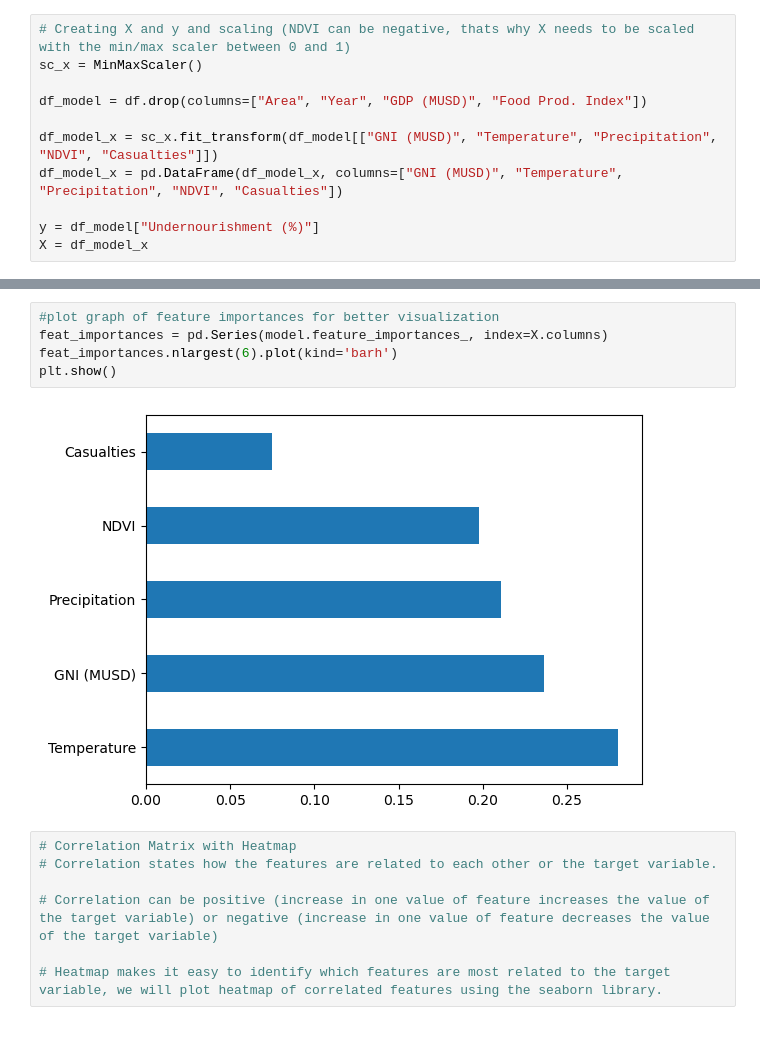
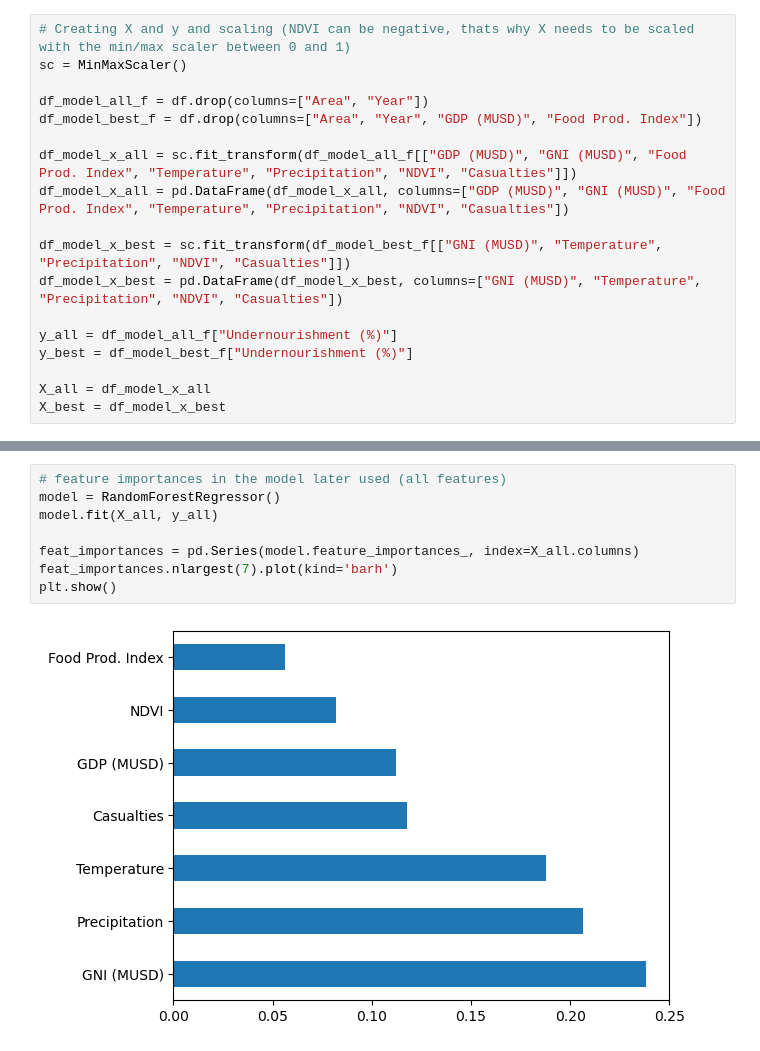
Before and after one commit to sonic171717/undernourishment_prediction, a Jupyter notebook: Models/eda_future_year_pred.ipynb, the cells around one changed output, grey strips where cells are left out. Saved outputs shown, nothing was run; the diff lists cells and outputs as text.

```diff
--- a/Models/eda_future_year_pred.ipynb
+++ b/Models/eda_future_year_pred.ipynb
@@ -29,12 +21,19 @@ df["Undernourishment (%)"] = df["Undernourishment (%)"].apply(lambda x: x*10)
 df["Undernourishment (%)"] = df["Undernourishment (%)"].astype(int)
 # %%
 # Creating X and y and scaling (NDVI can be negative, thats why X needs to be scaled with the min/max scaler between 0 and 1)
-sc_x = MinMaxScaler()
+sc = MinMaxScaler()
 
-df_model = df.drop(columns=["Area", "Year", "GDP (MUSD)", "Food Prod. Index"])
+df_model_all_f = df.drop(columns=["Area", "Year"])
+df_model_best_f = df.drop(columns=["Area", "Year", "GDP (MUSD)", "Food Prod. Index"])
 
-df_model_x = sc_x.fit_transform(df_model[["GNI (MUSD)", "Temperature", "Precipitation", "NDVI", "Casualties"]])
-df_model_x = pd.DataFrame(df_model_x, columns=["GNI (MUSD)", "Temperature", "Precipitation", "NDVI", "Casualties"])
+df_model_x_all = sc.fit_transform(df_model_all_f[["GDP (MUSD)", "GNI (MUSD)", "Food Prod. Index", "Temperature", "Precipitation", "NDVI", "Casualties"]])
+df_model_x_all = pd.DataFrame(df_model_x_all, columns=["GDP (MUSD)", "GNI (MUSD)", "Food Prod. Index", "Temperature", "Precipitation", "NDVI", "Casualties"])
 
-y = df_model["Undernourishment (%)"]
-X = df_model_x
+df_model_x_best = sc.fit_transform(df_model_best_f[["GNI (MUSD)", "Temperature", "Precipitation", "NDVI", "Casualties"]])
+df_model_x_best = pd.DataFrame(df_model_x_best, columns=["GNI (MUSD)", "Temperature", "Precipitation", "NDVI", "Casualties"])
+
+y_all = df_model_all_f["Undernourishment (%)"]
+y_best = df_model_best_f["Undernourishment (%)"]
+
+X_all = df_model_x_all
+X_best = df_model_x_best
@@ -69,14 +48,10 @@ print(model.feature_importances_) #use inbuilt class feature_importances of tree
 # %%
-#plot graph of feature importances for better visualization
-feat_importances = pd.Series(model.feature_importances_, index=X.columns)
-feat_importances.nlargest(6).plot(kind='barh')
+# feature importances in the model later used (all features)
+model = RandomForestRegressor()
+model.fit(X_all, y_all)
+
+feat_importances = pd.Series(model.feature_importances_, index=X_all.columns)
+feat_importances.nlargest(7).plot(kind='barh')
 plt.show()
 # %% [output]
-[figure, old version]
+[figure, new version]
-# %%
-# Correlation Matrix with Heatmap
-# Correlation states how the features are related to each other or the target variable.
-
-# Correlation can be positive (increase in one value of feature increases the value of the target variable) or negative (increase in one value of feature decreases the value of the target variable)
-
-# Heatmap makes it easy to identify which features are most related to the target variable, we will plot heatmap of correlated features using the seaborn library.
```
Also changed, not shown: parts of 10 cells of this notebook, 2 other files.
